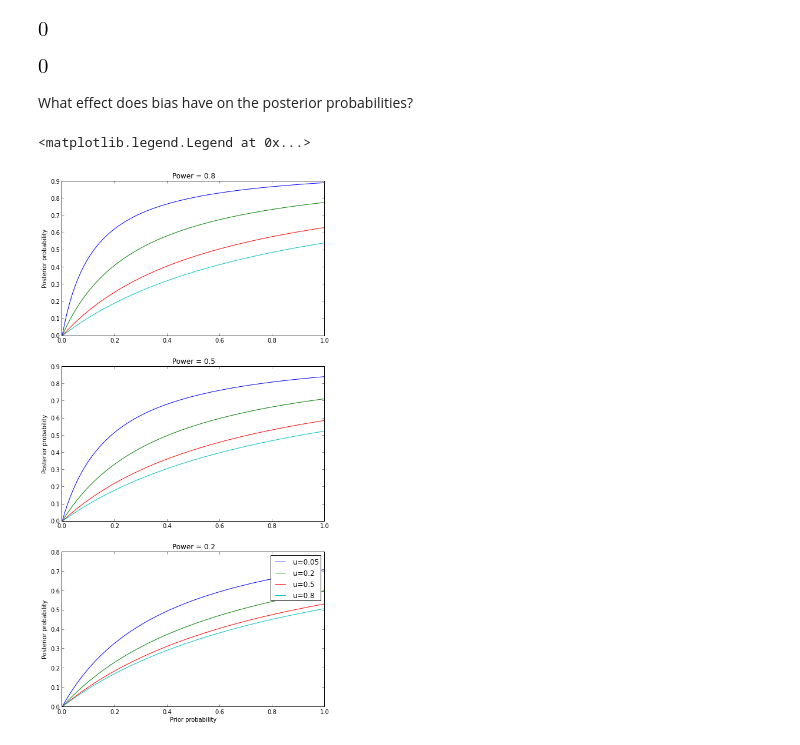
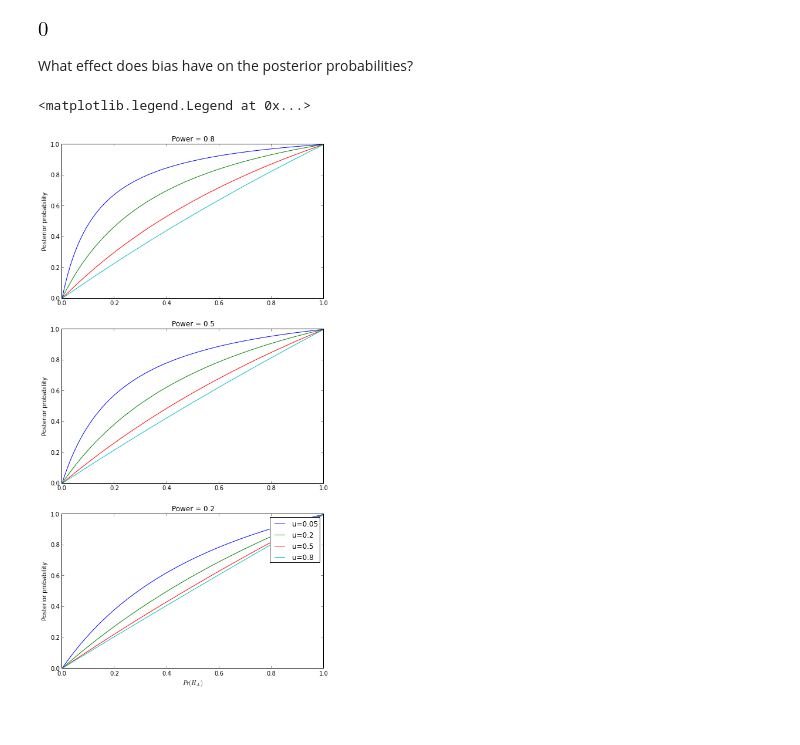
Before and after one commit to matthew-brett/sketch-books, a Jupyter notebook: Ioannides exposition.ipynb, the cells around one changed output. Cells and saved outputs as stored; diff of their text form; code cells hidden in the pictures.

```diff
--- a/Ioannides exposition.ipynb
+++ b/Ioannides exposition.ipynb
@@ -139,6 +137,6 @@ $P(H_A | T) = \Frac{(1 - \beta) \theta}{(1 - \beta) \theta + \alpha (1 - \theta)
 Let's put that formula into Sympy for later:
 # %%
 theta = symbols(r'\theta')
-post_prob = (1 - beta) * theta / ((1 - theta) * beta + alpha * (1 - theta))
+post_prob = (1 - beta) * theta / ((1 - beta) * theta + alpha * (1 - theta))
 post_prob
 # %% [output]
@@ -241,34 +239,22 @@ ppv_bias = ((1 - beta) * R + u * beta * R) / (R + alpha - beta * R + u - u * alp
 simplify(ppv_bias - post_prob_bias)
 # %% [output]
 [figure]
-# %%
-# Check against R and p notebook
-a = alpha
-b = beta
-ppv_bias_text =  ((1 - b) * R + u * b * R) / (R + a - b * R + u - u * a + u * b * R)
-simplify(ppv_bias_text - post_prob_bias)
-# %% [output]
-[figure, removed]
 # %% [markdown]
 What effect does bias have on the posterior probabilities?
 # %%
 # Formula as a function we can evaluate
 post_prob_bias_func = lambdify((alpha, beta, theta, u), post_prob_bias)
-# Make set of theta values for x axis of plot
-theta_vals = np.linspace(0, 0.5, 100)
-# To match range of Ioannides 2005
-r_vals = np.linspace(0, 1, 100)
-theta_vals = r_vals / (r_vals + 1)
+theta_vals = np.linspace(0, 1, 100)
 fig, axes = plt.subplots(3, 1, figsize=(8, 16))
 for i, power in enumerate((0.8, 0.5, 0.2)):
     beta_val = 1 - power
     for bias in (0.05, 0.2, 0.5, 0.8):
         pp_vals = post_prob_bias_func(0.05, beta_val, theta_vals, bias)
-        axes[i].plot(r_vals, pp_vals, label='u={0}'.format(bias))
+        axes[i].plot(theta_vals, pp_vals, label='u={0}'.format(bias))
         axes[i].set_ylabel('Posterior probability')
     axes[i].set_title('Power = {0}'.format(power))
-axes[-1].set_xlabel('Prior probability')
+axes[-1].set_xlabel('$Pr(H_A)$')
 axes[-1].legend()
 # %% [output]
 <matplotlib.legend.Legend at 0x...>
-[figure, old version]
+[figure, new version]
```
Also changed, not shown: parts of 7 cells of this notebook.
